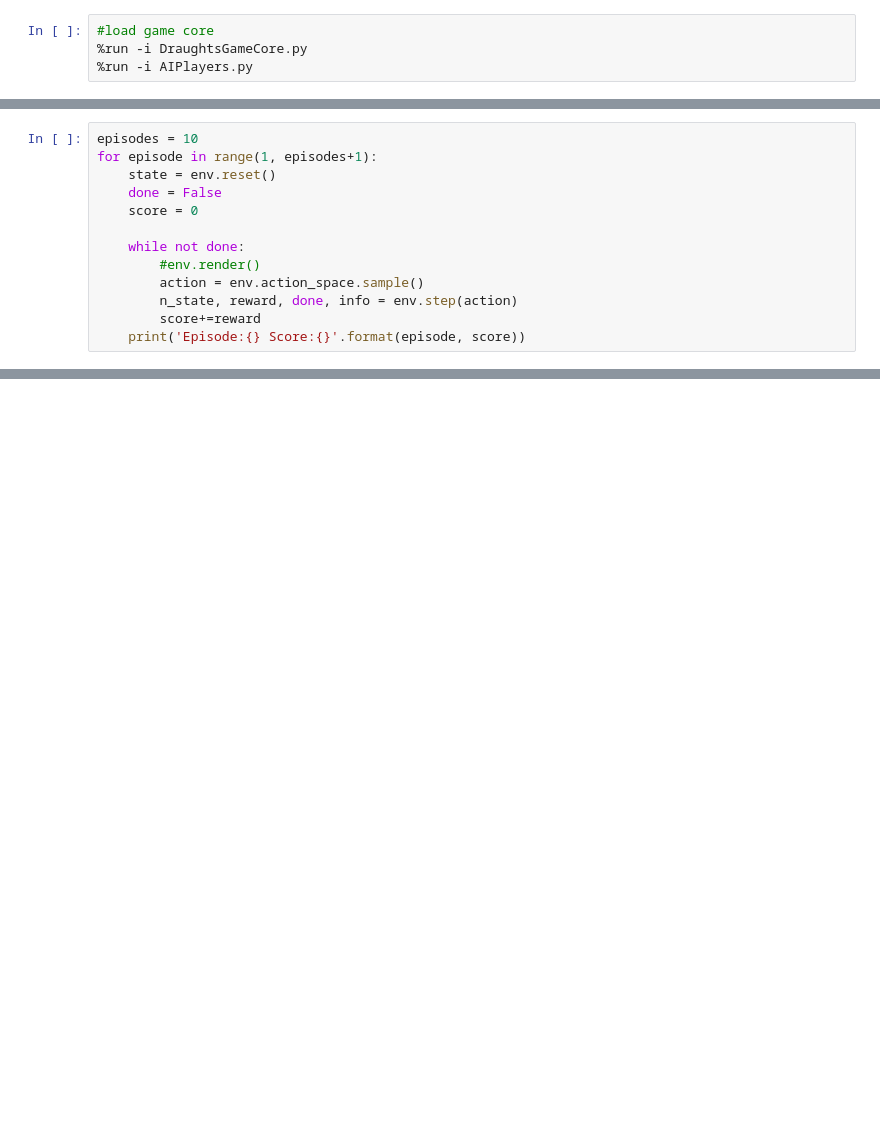
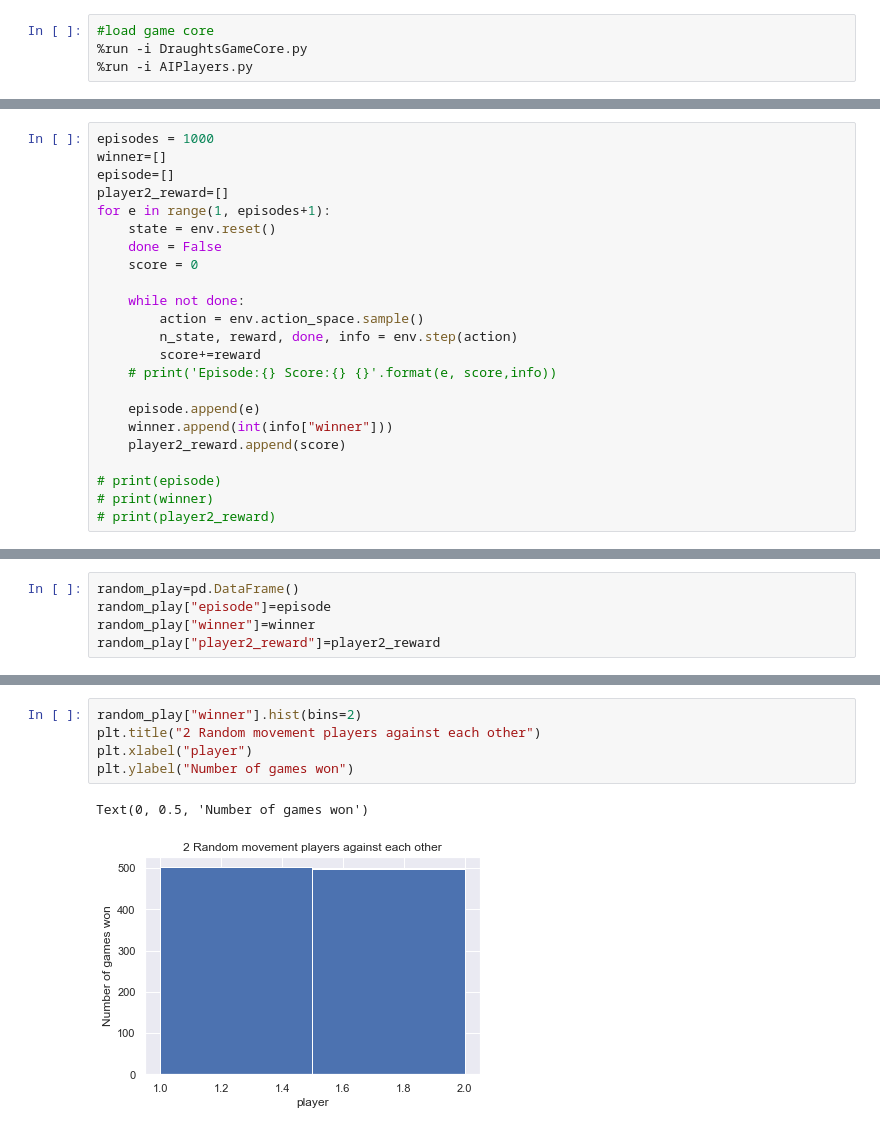
Before and after one commit to realzhangliu/dist, a Jupyter notebook: GymQLearning.ipynb, the cells around one changed output, grey strips where cells are left out. Saved outputs shown, nothing was run; the diff lists cells and outputs as text; blank space fills up the shorter version.

```diff
--- a/GymQLearning.ipynb
+++ b/GymQLearning.ipynb
@@ -76,13 +118,23 @@ OrderedDict([('0,1,1-0,3,1-0,5,1-0,7,1-1,0,1-1,2,1-1,4,1-1,6,1-2,1,1-2,3,1-2,5,1
 # %%
-episodes = 10
-for episode in range(1, episodes+1):
+episodes = 1000
+winner=[]
+episode=[]
+player2_reward=[]
+for e in range(1, episodes+1):
     state = env.reset()
     done = False
     score = 0
 
     while not done:
-        #env.render()
         action = env.action_space.sample()
         n_state, reward, done, info = env.step(action)
         score+=reward
-    print('Episode:{} Score:{}'.format(episode, score))
+    # print('Episode:{} Score:{} {}'.format(e, score,info))
+
+    episode.append(e)
+    winner.append(int(info["winner"]))
+    player2_reward.append(score)
+
+# print(episode)
+# print(winner)
+# print(player2_reward)
@@ -177,0 +141,5 @@ for v in range(10):
+# %%
+random_play=pd.DataFrame()
+random_play["episode"]=episode
+random_play["winner"]=winner
+random_play["player2_reward"]=player2_reward
@@ -177,0 +162,8 @@ for v in range(10):
+# %%
+random_play["winner"].hist(bins=2)
+plt.title("2 Random movement players against each other")
+plt.xlabel("player")
+plt.ylabel("Number of games won")
+# %% [output]
+Text(0, 0.5, 'Number of games won')
+[figure, added]
```
Also changed, not shown: parts of 20 cells of this notebook, 2 other files.
